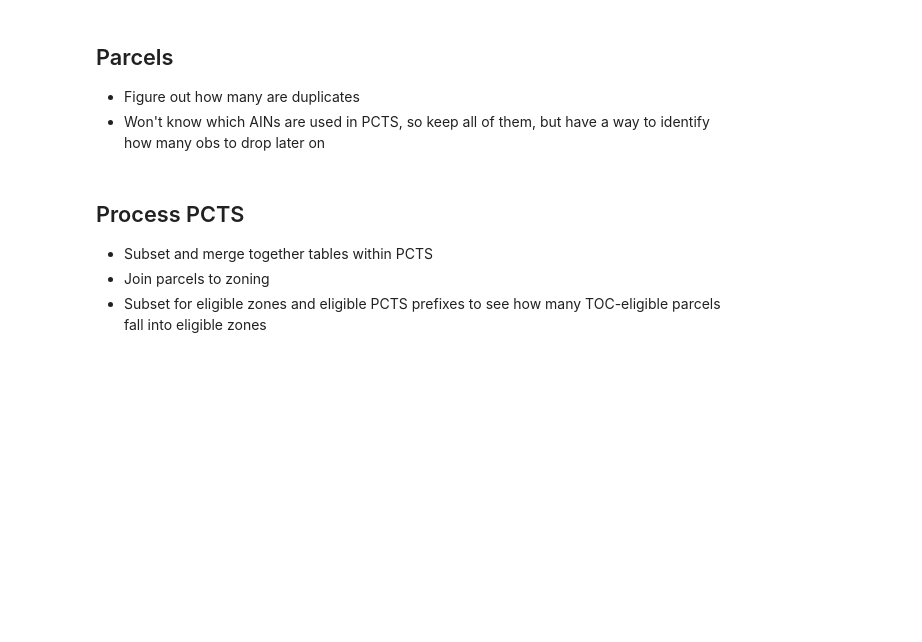
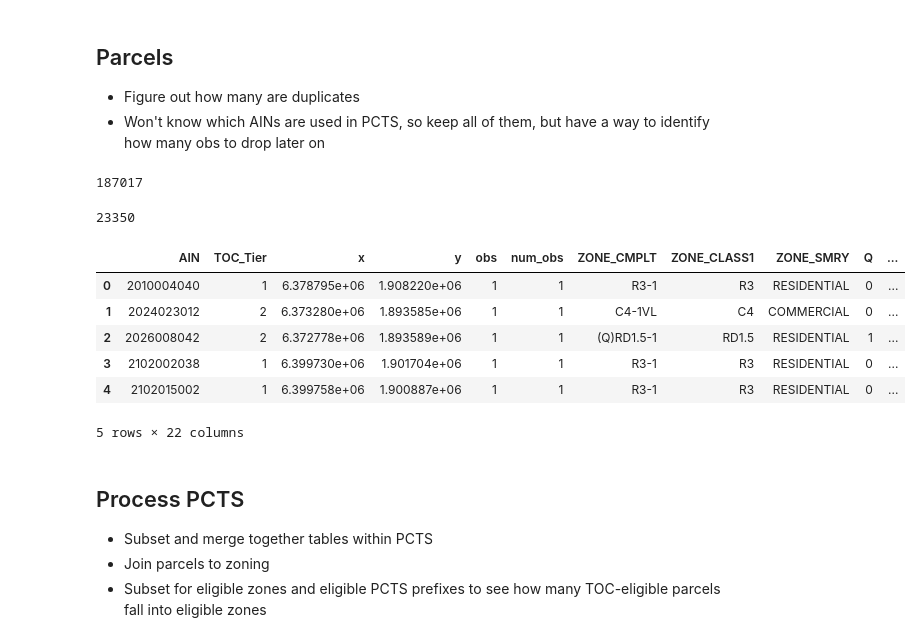
Before and after one commit to CityOfLosAngeles/planning-entitlements, a Jupyter notebook: notebooks/03-build-toc-master.ipynb, the cells around one changed output. Saved outputs shown, nothing was run; the diff lists cells and outputs as text; code cells hidden in the pictures; blank space fills up the shorter version.

```diff
--- a/notebooks/03-build-toc-master.ipynb
+++ b/notebooks/03-build-toc-master.ipynb
@@ -78,8 +78,26 @@ parcels_with_zoning_withcrosswalk = gpd.sjoin(parcels2_withcrosswalk, eligible_z
 parcels_with_zoning_withcrosswalk.to_file(driver = 'GeoJSON',
                                           filename = '../gis/parcels_with_zoning_withcrosswalk.geojson')
 # %%
-parcels_with_zoning = gpd.read_file('../gis/parcels_with_zoning.geojson')
-parcels_with_zoning_withcrosswalk = gpd.read_file('..../gis/parcels_with_zoning_withcrosswalk.geojson')
+parcels_with_zoning = gpd.read_file('../gis/parcels_with_zoning.geojson').drop_duplicates()
+parcels_with_zoning_withcrosswalk = gpd.read_file('../gis/parcels_with_zoning_withcrosswalk.geojson').drop_duplicates()
+# %%
+parcels_with_zoning.AIN.nunique()
+# %% [output]
+187017
+# %%
+parcels_with_zoning_withcrosswalk.AIN.nunique()
+# %% [output]
+23350
+# %%
+parcels_with_zoning_withcrosswalk.head()
+# %% [output]
+|  | AIN | TOC_Tier | x | y | obs | num_obs | ZONE_CMPLT | ZONE_CLASS1 | ZONE_SMRY | Q | ... |
+| 0 | 2010004040 | 1 | 6.378795e+06 | 1.908220e+06 | 1 | 1 | R3-1 | R3 | RESIDENTIAL | 0 | ... |
+| 1 | 2024023012 | 2 | 6.373280e+06 | 1.893585e+06 | 1 | 1 | C4-1VL | C4 | COMMERCIAL | 0 | ... |
+| 2 | 2026008042 | 2 | 6.372778e+06 | 1.893589e+06 | 1 | 1 | (Q)RD1.5-1 | RD1.5 | RESIDENTIAL | 1 | ... |
+| 3 | 2102002038 | 1 | 6.399730e+06 | 1.901704e+06 | 1 | 1 | R3-1 | R3 | RESIDENTIAL | 0 | ... |
+| 4 | 2102015002 | 1 | 6.399758e+06 | 1.900887e+06 | 1 | 1 | R3-1 | R3 | RESIDENTIAL | 0 | ... |
+5 rows × 22 columns
 # %% [markdown]
 ## Process PCTS
 * Subset and merge together tables within PCTS
```
Also changed, not shown: parts of 9 cells of this notebook.
